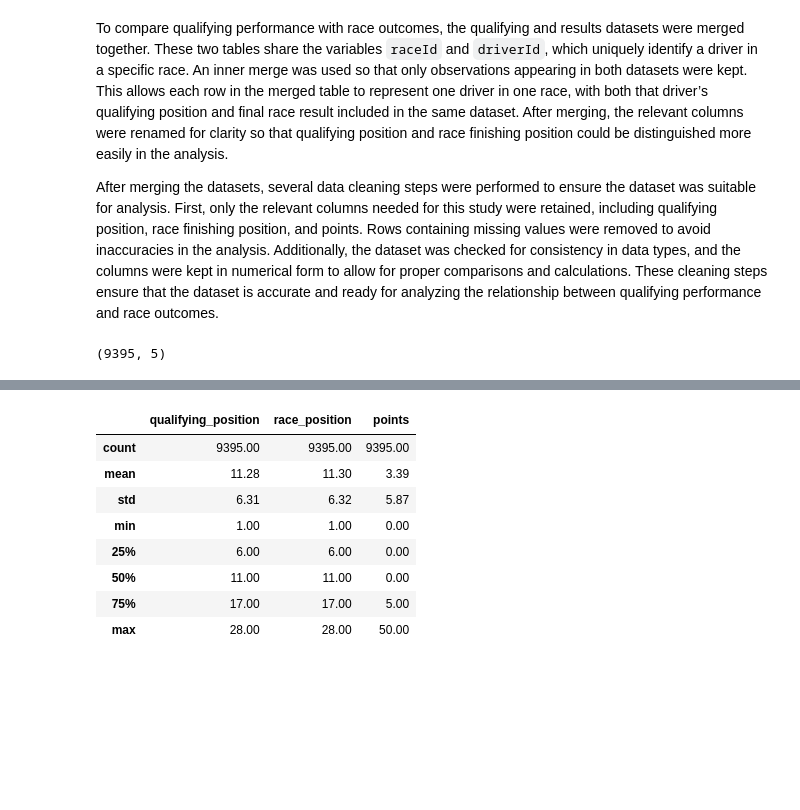
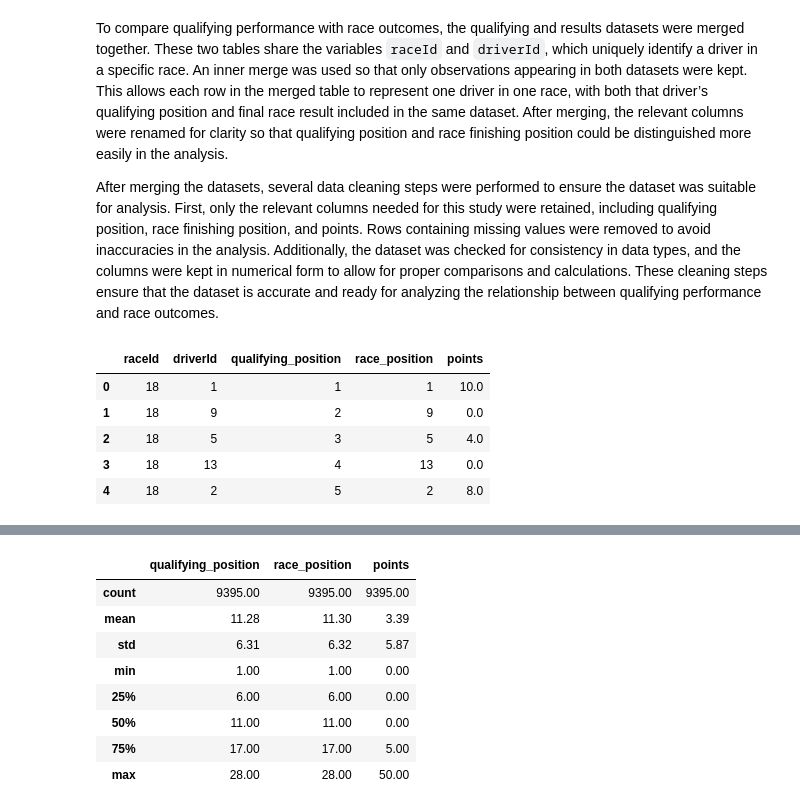
Before and after one commit to ElsaMathew-Lewis/F1_Statistical-Analysis_GroupProject, a Jupyter notebook: Group7_FinalProject_HTMLformatted.ipynb, the cells around one changed output, grey strips where cells are left out. Cells and saved outputs as stored; diff of their text form; code cells hidden in the pictures; blank space fills up the shorter version.

```diff
--- a/Group7_FinalProject_HTMLformatted.ipynb
+++ b/Group7_FinalProject_HTMLformatted.ipynb
@@ -111,33 +119,37 @@ After merging the datasets, several data cleaning steps were performed to ensure
 # %%
 # merging qualifying and results data sets
 
 qualifying_small = qualifying[["raceId", "driverId", "position"]]
 results_small = results[["raceId", "driverId", "positionOrder", "points"]]
 
 merged = pd.merge(qualifying_small, results_small, on=["raceId", "driverId"], how="inner")
 
 merged = merged.rename(columns={
     "position": "qualifying_position",
     "positionOrder": "race_position"
 })
 
 merged.head()
 
 # Drop missing values
 merged = merged.dropna()
 
 # Ensure numeric data types
 merged["qualifying_position"] = pd.to_numeric(merged["qualifying_position"])
 merged["race_position"] = pd.to_numeric(merged["race_position"])
 merged["points"] = pd.to_numeric(merged["points"])
 
 # Reset index after cleaning
 merged = merged.reset_index(drop=True)
 
 # Check cleaned data
 merged.head()
-merged.shape
 # %% [output]
-(9395, 5)
+|  | raceId | driverId | qualifying_position | race_position | points |
+| 0 | 18 | 1 | 1 | 1 | 10.0 |
+| 1 | 18 | 9 | 2 | 9 | 0.0 |
+| 2 | 18 | 5 | 3 | 5 | 4.0 |
+| 3 | 18 | 13 | 4 | 13 | 0.0 |
+| 4 | 18 | 2 | 5 | 2 | 8.0 |
 # %% [markdown]
 ### Main Columns and Descriptive Statistics
```
Also changed, not shown: parts of 10 cells of this notebook.
